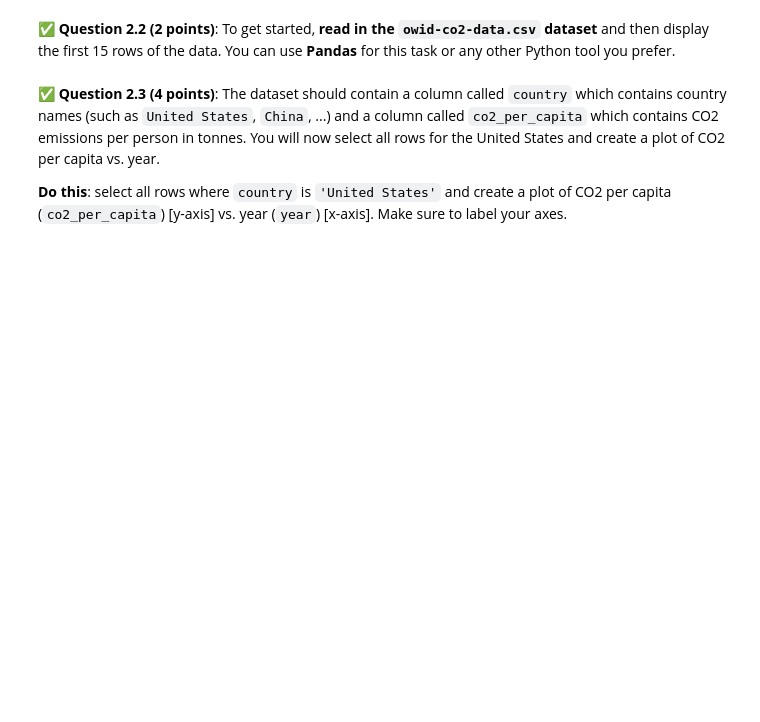
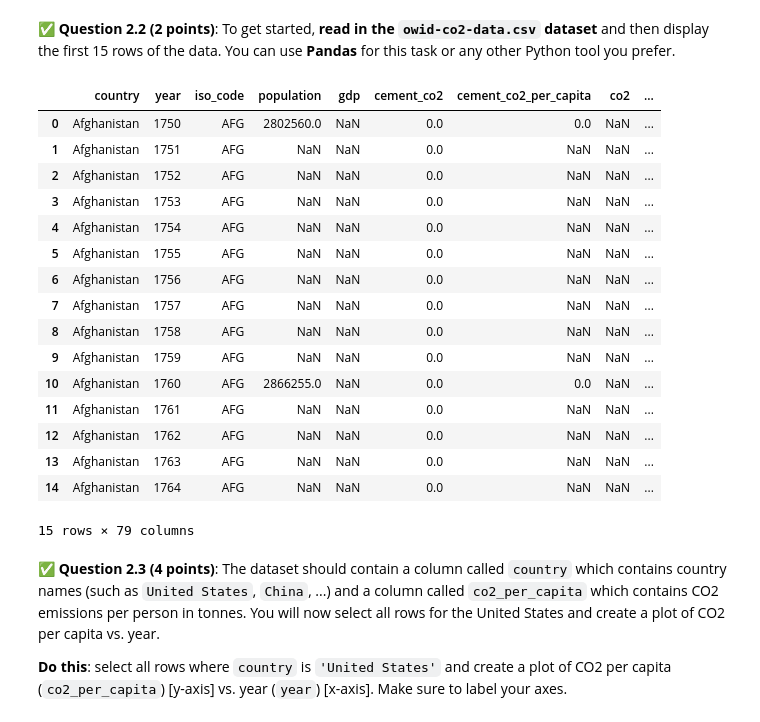
Before and after one commit to orioldom/CMSE202-f25-turnin, a Jupyter notebook: midterm/Practice_Midterm_2.ipynb, the cells around one changed output. Saved outputs shown, nothing was run; the diff lists cells and outputs as text; code cells hidden in the pictures; blank space fills up the shorter version.

```diff
--- a/midterm/Practice_Midterm_2.ipynb
+++ b/midterm/Practice_Midterm_2.ipynb
@@ -71,3 +79,28 @@ You will need to download **two files**:
+# %%
+### Put your code here
+import pandas as pd
+
+ow = pd.read_csv('owid-co2-data.csv')
+
+ow.head(15)
+# %% [output]
+|  | country | year | iso_code | population | gdp | cement_co2 | cement_co2_per_capita | co2 | ... |
+| 0 | Afghanistan | 1750 | AFG | 2802560.0 | NaN | 0.0 | 0.0 | NaN | ... |
+| 1 | Afghanistan | 1751 | AFG | NaN | NaN | 0.0 | NaN | NaN | ... |
+| 2 | Afghanistan | 1752 | AFG | NaN | NaN | 0.0 | NaN | NaN | ... |
+| 3 | Afghanistan | 1753 | AFG | NaN | NaN | 0.0 | NaN | NaN | ... |
+| 4 | Afghanistan | 1754 | AFG | NaN | NaN | 0.0 | NaN | NaN | ... |
+| 5 | Afghanistan | 1755 | AFG | NaN | NaN | 0.0 | NaN | NaN | ... |
+| 6 | Afghanistan | 1756 | AFG | NaN | NaN | 0.0 | NaN | NaN | ... |
+| 7 | Afghanistan | 1757 | AFG | NaN | NaN | 0.0 | NaN | NaN | ... |
+| 8 | Afghanistan | 1758 | AFG | NaN | NaN | 0.0 | NaN | NaN | ... |
+| 9 | Afghanistan | 1759 | AFG | NaN | NaN | 0.0 | NaN | NaN | ... |
+| 10 | Afghanistan | 1760 | AFG | 2866255.0 | NaN | 0.0 | 0.0 | NaN | ... |
+| 11 | Afghanistan | 1761 | AFG | NaN | NaN | 0.0 | NaN | NaN | ... |
+| 12 | Afghanistan | 1762 | AFG | NaN | NaN | 0.0 | NaN | NaN | ... |
+| 13 | Afghanistan | 1763 | AFG | NaN | NaN | 0.0 | NaN | NaN | ... |
+| 14 | Afghanistan | 1764 | AFG | NaN | NaN | 0.0 | NaN | NaN | ... |
+15 rows × 79 columns
 # %% [markdown]
 ✅ **Question 2.3 (4 points)**: The dataset should contain a column called `country` which contains country names (such as `United States`, `China`, ...) and a column called `co2_per_capita` which contains CO2 emissions per person in tonnes. You will now select all rows for the United States and create a plot of CO2 per capita vs. year.
 
```
Also changed, not shown: parts of 9 cells of this notebook, 3 other files.
